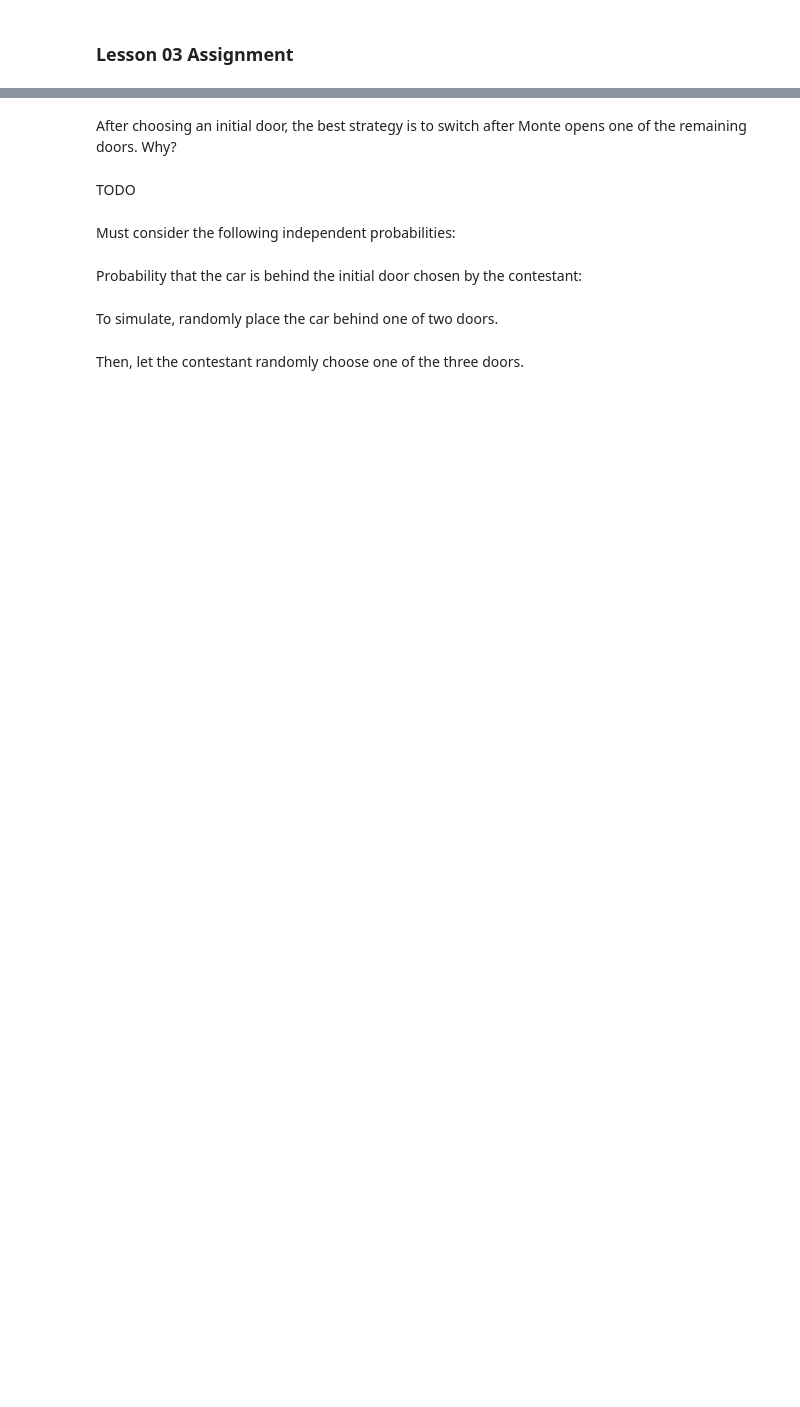
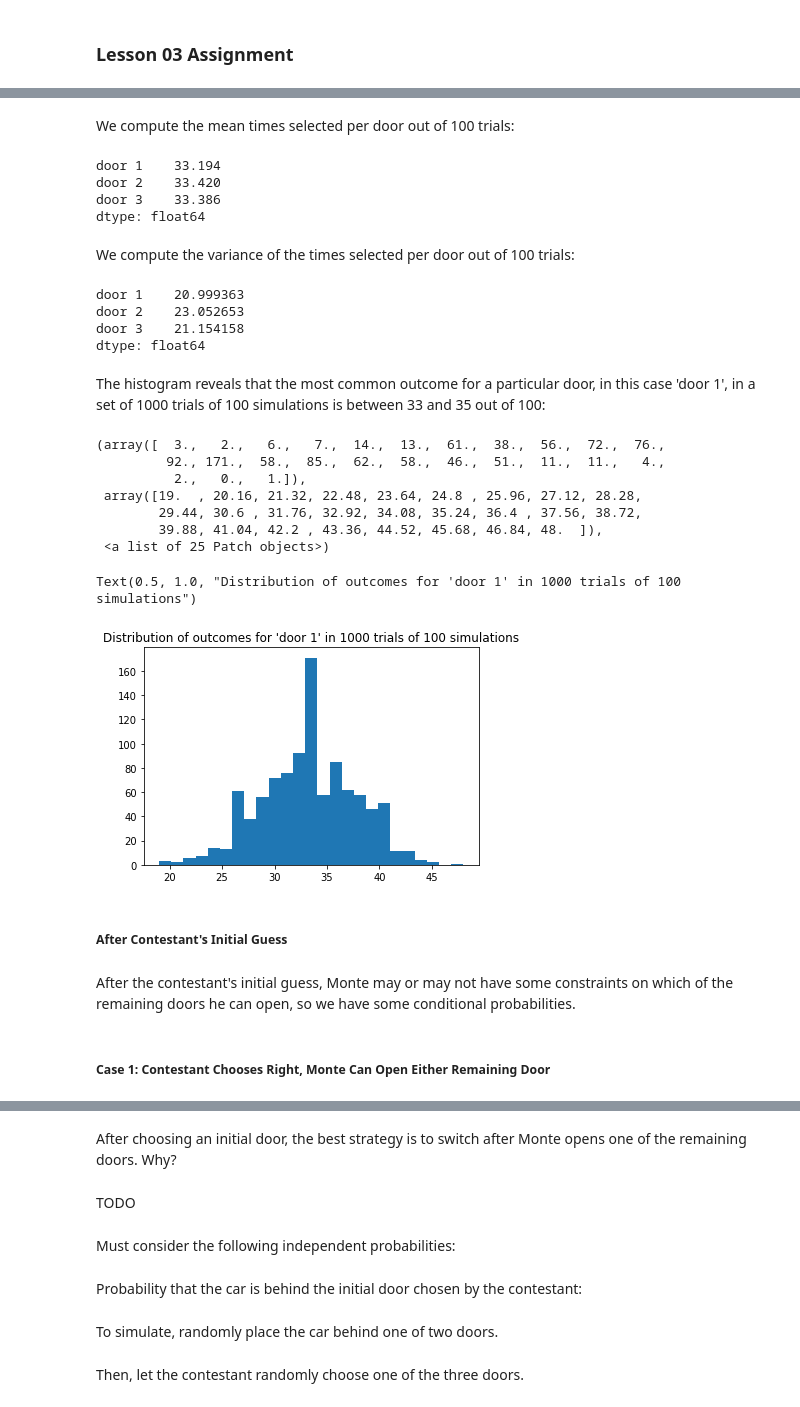
Before and after one commit to pelorenz/data-science-410, a Jupyter notebook: PeterLorenz-L03-MontyHall.ipynb, the cells around one changed output, grey strips where cells are left out. Drawn from its saved outputs; the diff is of its cells as text; code cells hidden in the pictures; blank space fills up the shorter version.

```diff
--- a/PeterLorenz-L03-MontyHall.ipynb
+++ b/PeterLorenz-L03-MontyHall.ipynb
@@ -184,0 +69,12 @@ Text(0.5, 1.0, '100 Games per Sample, 10 Samples')
+# %%
+# perform n trials of sim_door
+def run_door_outcomes(num_games):
+    return pd.Series(Counter([[t[0] for t in sim_door(door_probas) if t[1] == 1][0] \
+                              for i in range(0, num_games)])).sort_index()
+
+# derive m samples of n trials of sim_door
+def run_door_samples(num_samples, num_games):
+    return pd.DataFrame([run_door_outcomes(num_games) for i in range(0, num_samples)])
+
+run_door = run_door_samples(1000, 100)
+run_door
@@ -184,0 +95,42 @@ Text(0.5, 1.0, '100 Games per Sample, 10 Samples')
+# %% [markdown]
+We compute the mean times selected per door out of 100 trials:
+# %%
+run_door_mean = run_door.mean()
+run_door_mean
+# %% [output]
+door 1    33.194
+door 2    33.420
+door 3    33.386
+dtype: float64
+# %% [markdown]
+We compute the variance of the times selected per door out of 100 trials:
+# %%
+run_door_var = run_door.var()
+run_door_var
+# %% [output]
+door 1    20.999363
+door 2    23.052653
+door 3    21.154158
+dtype: float64
+# %% [markdown]
+The histogram reveals that the most common outcome for a particular door, in this case 'door 1', in a set of 1000 trials of 100 simulations is between 33 and 35 out of 100:
+# %%
+# histogram of samples of trials
+pyplot.hist(run_door['door 1'], bins=25)
+pyplot.title('Distribution of outcomes for \'door 1\' in 1000 trials of 100 simulations')
+# %% [output]
+(array([  3.,   2.,   6.,   7.,  14.,  13.,  61.,  38.,  56.,  72.,  76.,
+         92., 171.,  58.,  85.,  62.,  58.,  46.,  51.,  11.,  11.,   4.,
+          2.,   0.,   1.]),
+ array([19.  , 20.16, 21.32, 22.48, 23.64, 24.8 , 25.96, 27.12, 28.28,
+        29.44, 30.6 , 31.76, 32.92, 34.08, 35.24, 36.4 , 37.56, 38.72,
+        39.88, 41.04, 42.2 , 43.36, 44.52, 45.68, 46.84, 48.  ]),
+ <a list of 25 Patch objects>)
+Text(0.5, 1.0, "Distribution of outcomes for 'door 1' in 1000 trials of 100 simulations")
+[figure, added]
+# %% [markdown]
+##### After Contestant's Initial Guess
+# %% [markdown]
+After the contestant's initial guess, Monte may or may not have some constraints on which of the remaining doors he can open, so we have some conditional probabilities.
+# %% [markdown]
+##### Case 1: Contestant Chooses Right, Monte Can Open Either Remaining Door
```
Also changed, not shown: parts of 65 cells of this notebook.
